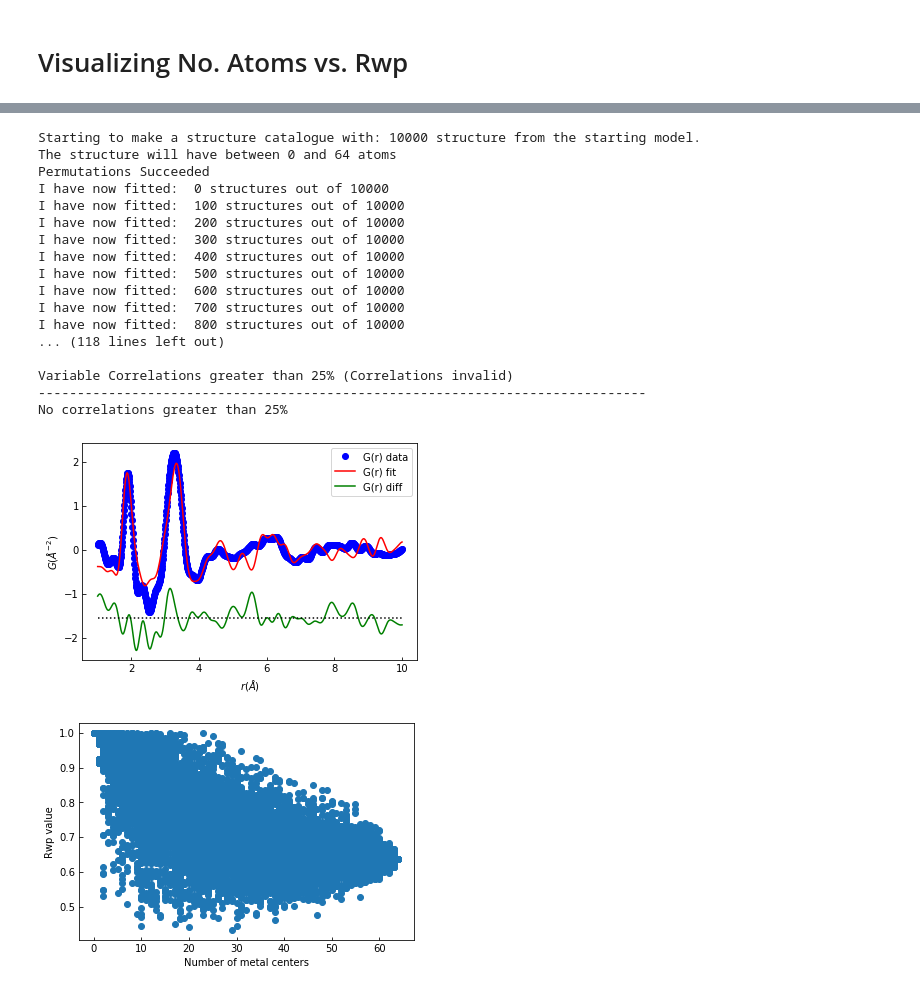
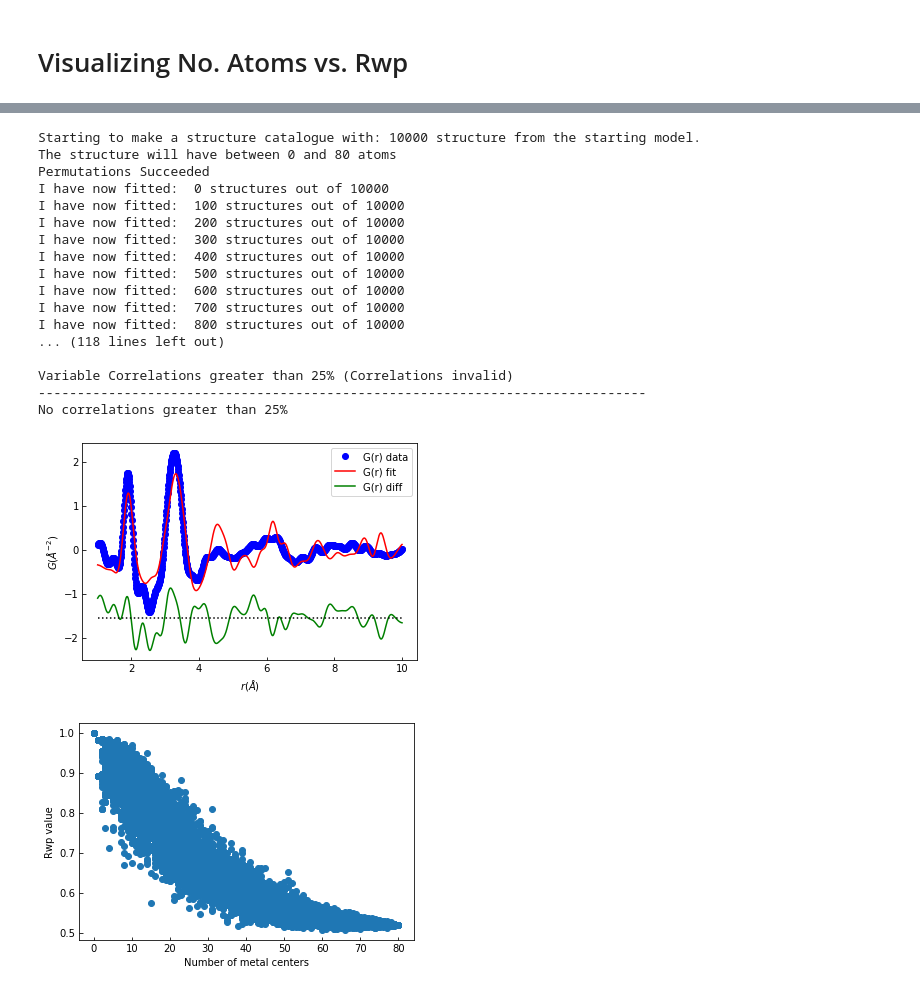
Before and after one commit to mroelsgaard/ML-MotEx-GO, a Jupyter notebook: GO_step1+2.ipynb, the cells around one changed output, grey strips where cells are left out. Cells and saved outputs as stored; diff of their text form; code cells hidden in the pictures.

```diff
--- a/GO_step1+2.ipynb
+++ b/GO_step1+2.ipynb
@@ -174,7 +174,7 @@ ax.tick_params(direction='in')
 # %%
-starting_model = "Structure_Models/GO_1x2x2.xyz" # Name of the starting model file
+starting_model = "Structure_Models/beta-Ga2O3_CollCode83645_2x2x2.xyz" # Name of the starting model file
 Number_of_structures = 10000 # Number of structures made to the structure catalogue
-NumMetals = 64 # Number of atoms that should be permuted in the starting model
+NumMetals = 80 # Number of atoms that should be permuted in the starting model
 threshold = 2.5 # Thredshold for Ga - O bond
 structure_catalogue = structure_catalogue_maker(Number_of_structures,
                                                 Number_of_atoms=NumMetals,
@@ -191,33 +191,33 @@ Result[np.argmin(Result[:,1])]
 fitting(starting_model, structure_catalogue, plot=True, index=np.argmin(Result[:,1]),
         threshold=threshold,
         NumMetals=NumMetals,
         Experimental_Data=Experimental_Data);
 
 fig, ax = plt.subplots()
 
 ax.plot(Result[:,2], Result[:,1], "o")
 ax.set(xlabel="Number of metal centers",
        ylabel="Rwp value"
       )
 
 ax.tick_params(direction='in')
 # %% [output]
 Starting to make a structure catalogue with: 10000 structure from the starting model.
-The structure will have between 0 and 64 atoms
+The structure will have between 0 and 80 atoms
 Permutations Succeeded
 I have now fitted:  0 structures out of 10000
 I have now fitted:  100 structures out of 10000
 I have now fitted:  200 structures out of 10000
 I have now fitted:  300 structures out of 10000
 I have now fitted:  400 structures out of 10000
 I have now fitted:  500 structures out of 10000
 I have now fitted:  600 structures out of 10000
 I have now fitted:  700 structures out of 10000
 I have now fitted:  800 structures out of 10000
 ... (118 lines left out)
 
 Variable Correlations greater than 25% (Correlations invalid)
 ------------------------------------------------------------------------------
 No correlations greater than 25%
-[figure, old version]
+[figure, new version]
-[figure, old version]
+[figure, new version]
```
Also changed, not shown: parts of 4 cells of this notebook, 1 other file.
